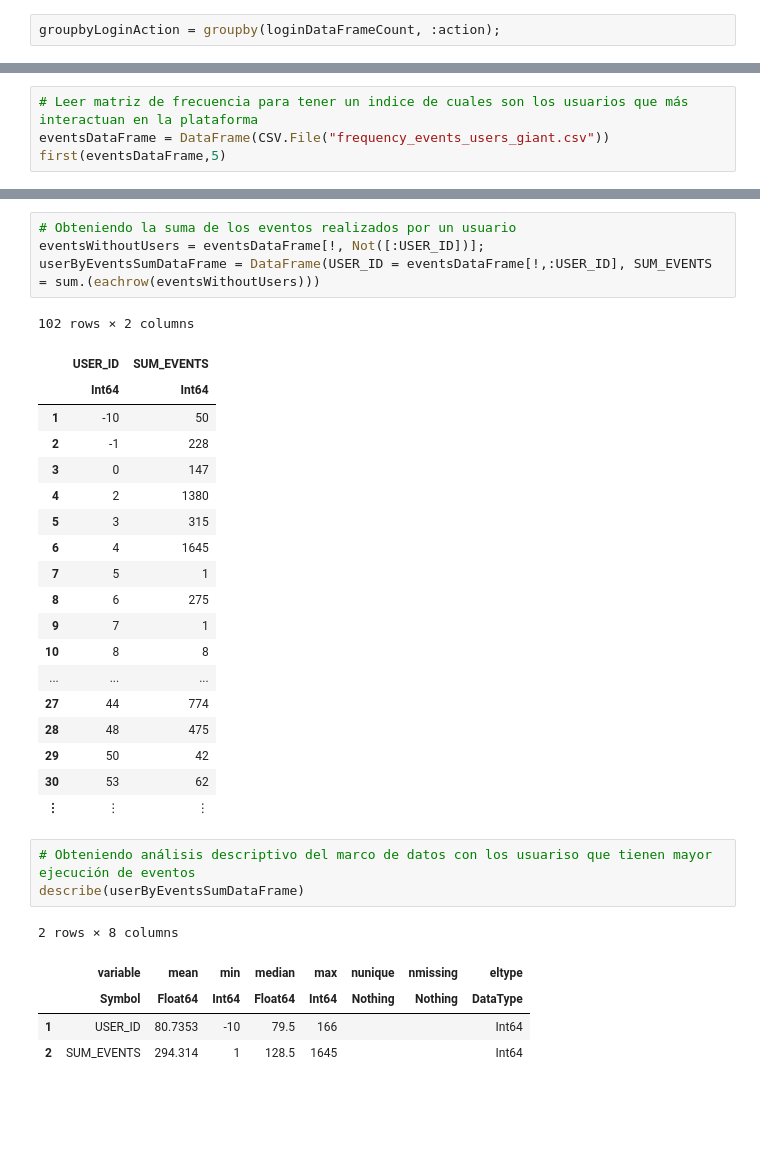
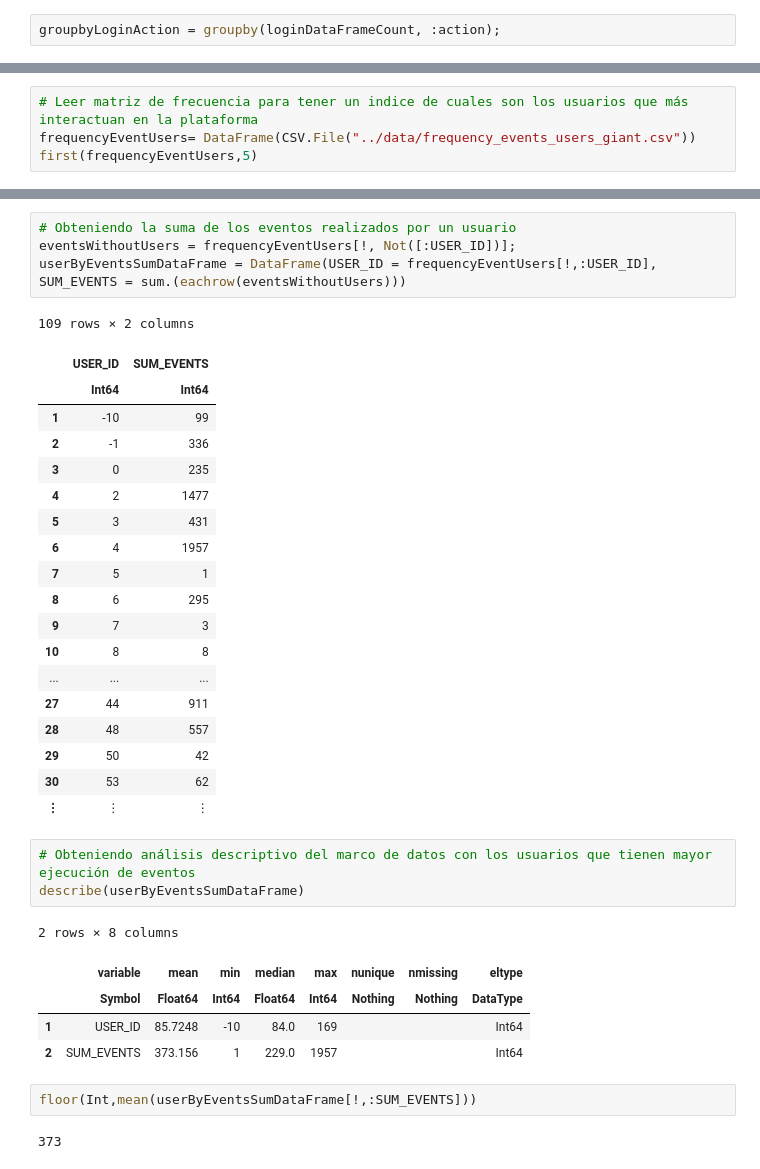
Before and after one commit to JohnFlorez25/giant_data_module, a Jupyter notebook: docs/visualization_data_giant.ipynb, the cells around one changed output, grey strips where cells are left out. Drawn from its saved outputs; the diff is of its cells as text; blank space fills up the shorter version.

```diff
--- a/docs/visualization_data_giant.ipynb
+++ b/docs/visualization_data_giant.ipynb
@@ -444,5 +469,5 @@ plot(x, y, title = "Connections per day", xlabel = "Day", ylabel = "Connection's
 # %%
 # Leer matriz de frecuencia para tener un indice de cuales son los usuarios que más interactuan en la plataforma
-eventsDataFrame = DataFrame(CSV.File("frequency_events_users_giant.csv"))
-first(eventsDataFrame,5)
+frequencyEventUsers= DataFrame(CSV.File("../data/frequency_events_users_giant.csv"))
+first(frequencyEventUsers,5)
 # %% [output]
@@ -457,36 +509,40 @@ first(eventsDataFrame,5)
 # %%
 # Obteniendo la suma de los eventos realizados por un usuario
-eventsWithoutUsers = eventsDataFrame[!, Not([:USER_ID])];
-userByEventsSumDataFrame = DataFrame(USER_ID = eventsDataFrame[!,:USER_ID], SUM_EVENTS = sum.(eachrow(eventsWithoutUsers)))
+eventsWithoutUsers = frequencyEventUsers[!, Not([:USER_ID])];
+userByEventsSumDataFrame = DataFrame(USER_ID = frequencyEventUsers[!,:USER_ID], SUM_EVENTS = sum.(eachrow(eventsWithoutUsers)))
 # %% [output]
-102 rows × 2 columns
+109 rows × 2 columns
 |  | USER_ID | SUM_EVENTS |
 |  | Int64 | Int64 |
-| 1 | -10 | 50 |
-| 2 | -1 | 228 |
-| 3 | 0 | 147 |
-| 4 | 2 | 1380 |
-| 5 | 3 | 315 |
-| 6 | 4 | 1645 |
+| 1 | -10 | 99 |
+| 2 | -1 | 336 |
+| 3 | 0 | 235 |
+| 4 | 2 | 1477 |
+| 5 | 3 | 431 |
+| 6 | 4 | 1957 |
 | 7 | 5 | 1 |
-| 8 | 6 | 275 |
-| 9 | 7 | 1 |
+| 8 | 6 | 295 |
+| 9 | 7 | 3 |
 | 10 | 8 | 8 |
 | ... | ... | ... |
-| 27 | 44 | 774 |
-| 28 | 48 | 475 |
+| 27 | 44 | 911 |
+| 28 | 48 | 557 |
 | 29 | 50 | 42 |
 | 30 | 53 | 62 |
 | ⋮ | ⋮ | ⋮ |
 # %%
-# Obteniendo análisis descriptivo del marco de datos con los usuariso que tienen mayor ejecución de eventos
+# Obteniendo análisis descriptivo del marco de datos con los usuarios que tienen mayor ejecución de eventos
 describe(userByEventsSumDataFrame)
 # %% [output]
 2 rows × 8 columns
 |  | variable | mean | min | median | max | nunique | nmissing | eltype |
 |  | Symbol | Float64 | Int64 | Float64 | Int64 | Nothing | Nothing | DataType |
-| 1 | USER_ID | 80.7353 | -10 | 79.5 | 166 |  |  | Int64 |
-| 2 | SUM_EVENTS | 294.314 | 1 | 128.5 | 1645 |  |  | Int64 |
+| 1 | USER_ID | 85.7248 | -10 | 84.0 | 169 |  |  | Int64 |
+| 2 | SUM_EVENTS | 373.156 | 1 | 229.0 | 1957 |  |  | Int64 |
+# %%
+floor(Int,mean(userByEventsSumDataFrame[!,:SUM_EVENTS]))
+# %% [output]
+373
 # %%
 x=userByEventsSumDataFrame[!,:USER_ID]
 y=userByEventsSumDataFrame[!,:SUM_EVENTS]
```
Also changed, not shown: parts of 45 cells of this notebook, 2 other files.
